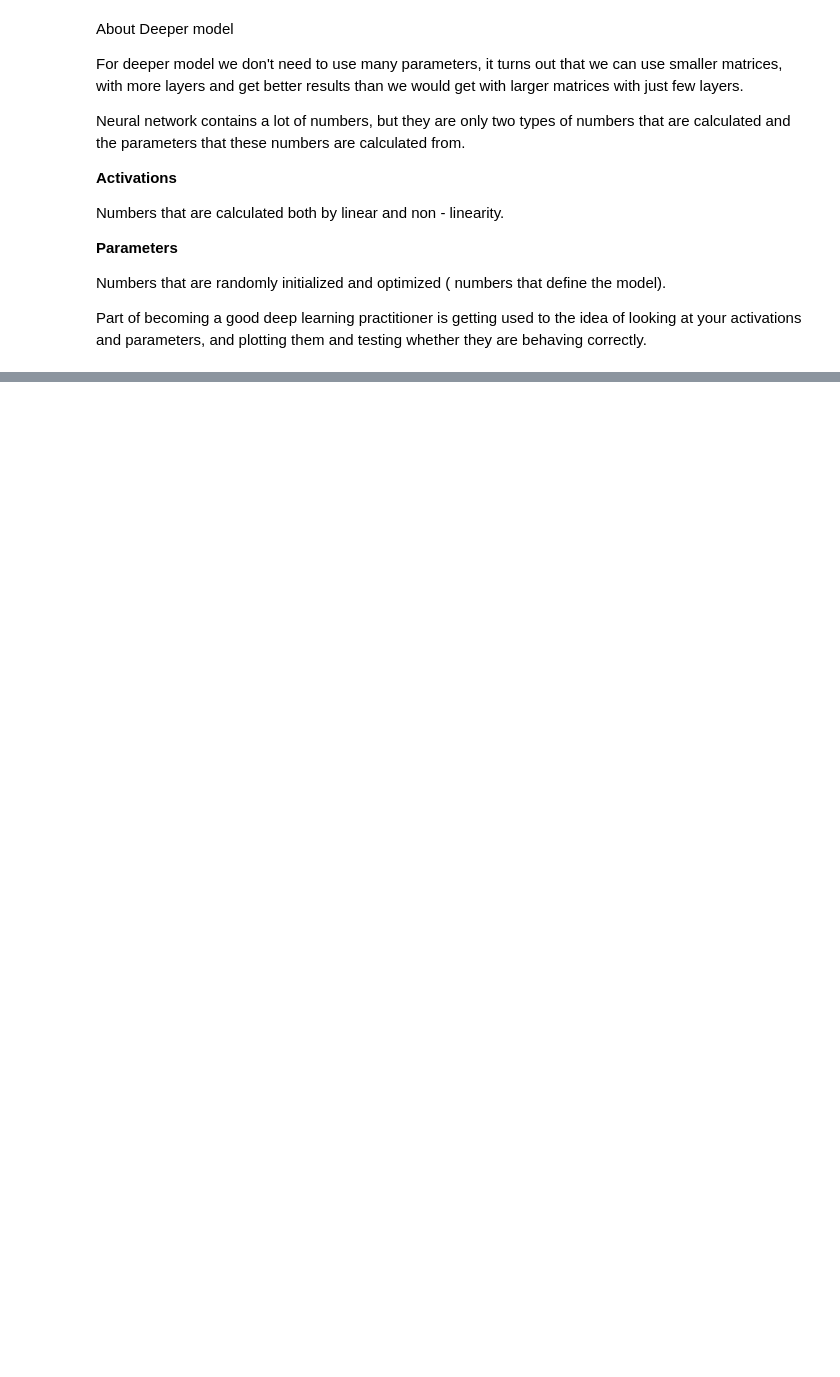
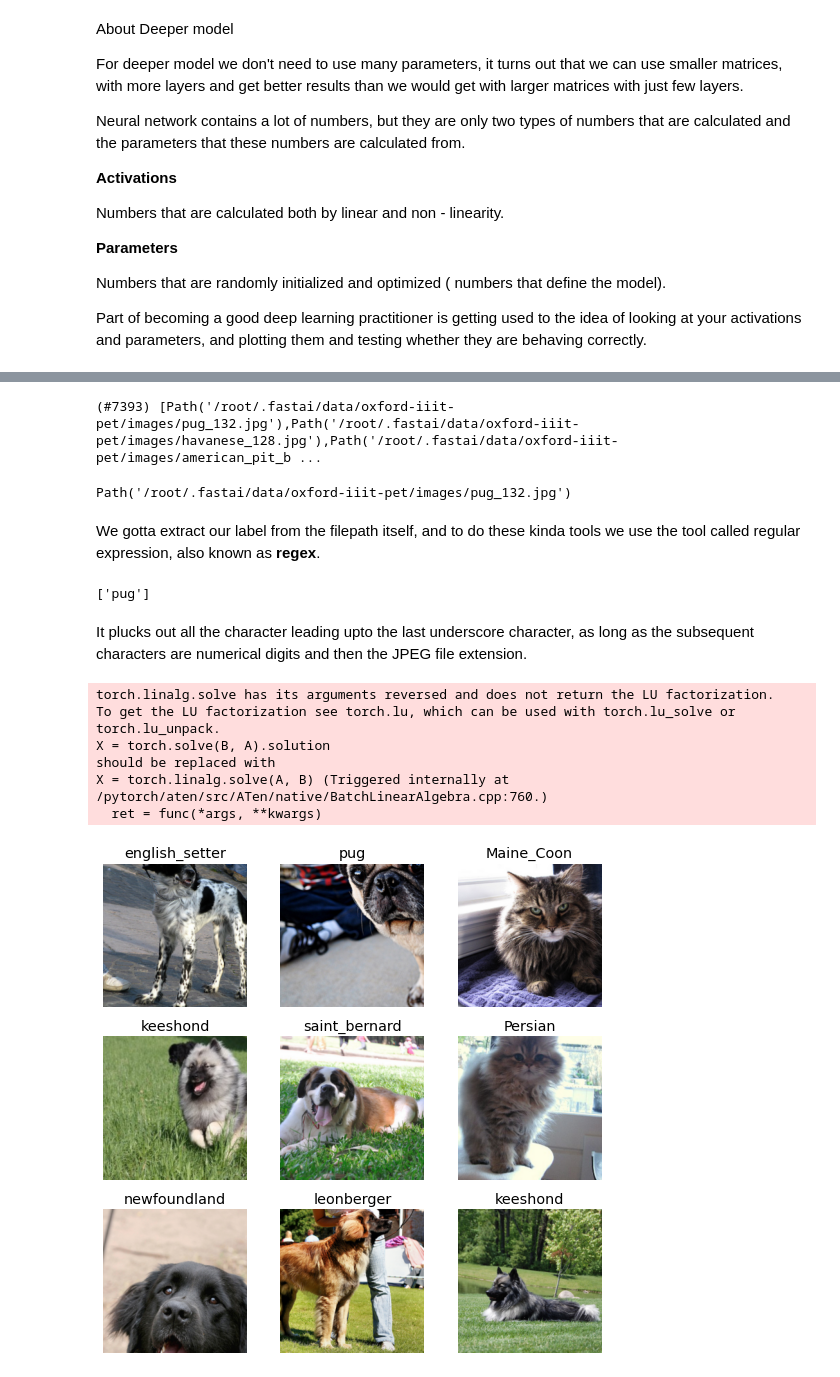
Before and after one commit to ashikshafi08/Learning-Fastai, a Jupyter notebook: Chapters Notebooks/Fastai_Refresher.ipynb, the cells around one changed output, grey strips where cells are left out. Cells and saved outputs as stored; diff of their text form; code cells hidden in the pictures; blank space fills up the shorter version.

```diff
--- a/Chapters Notebooks/Fastai_Refresher.ipynb
+++ b/Chapters Notebooks/Fastai_Refresher.ipynb
@@ -1092,0 +1140,4 @@ Part of becoming a good deep learning practitioner is getting used to the idea o
+# %%
+# Getting our data
+path = untar_data(URLs.PETS)
+path.ls()
@@ -1092,0 +1147,42 @@ Part of becoming a good deep learning practitioner is getting used to the idea o
+# %%
+# Looking into the image directory
+(path / 'images').ls()
+# %% [output]
+(#7393) [Path('/root/.fastai/data/oxford-iiit-pet/images/pug_132.jpg'),Path('/root/.fastai/data/oxford-iiit-pet/images/havanese_128.jpg'),Path('/root/.fastai/data/oxford-iiit-pet/images/american_pit_b ...
+# %%
+# How does one filename looks like
+fname = (path / 'images').ls()[0]
+fname
+# %% [output]
+Path('/root/.fastai/data/oxford-iiit-pet/images/pug_132.jpg')
+# %% [markdown]
+We gotta extract our label from the filepath itself, and to do these kinda tools we use the tool called regular expression, also known as **regex**.
+# %%
+# Using regular expression on one filename
+re.findall(r'(.+)_\d+.jpg$', fname.name)
+# %% [output]
+['pug']
+# %% [markdown]
+It plucks out all the character leading upto the last underscore character, as long as the subsequent characters are numerical digits and then the JPEG file extension.
+# %%
+# Building a DataBlock
+pets = DataBlock(blocks = (ImageBlock , CategoryBlock),
+                 get_items = get_image_files ,
+                 splitter = RandomSplitter(seed = 42) ,
+                 get_y = using_attr(RegexLabeller(r'(.+)_\d+.jpg$') , 'name'),
+                 item_tfms = Resize(460),
+                 batch_tfms = aug_transforms(size = 224 , min_scale= 0.75))
+
+# Putting the datablock into a dataloaders
+dls = pets.dataloaders(path/'images')
+
+# Show batch
+dls.show_batch()
+# %% [output]
+torch.linalg.solve has its arguments reversed and does not return the LU factorization.
+To get the LU factorization see torch.lu, which can be used with torch.lu_solve or torch.lu_unpack.
+X = torch.solve(B, A).solution
+should be replaced with
+X = torch.linalg.solve(A, B) (Triggered internally at  /pytorch/aten/src/ATen/native/BatchLinearAlgebra.cpp:760.)
+  ret = func(*args, **kwargs)
+[figure, added]
```
Also changed, not shown: parts of 62 cells of this notebook.
